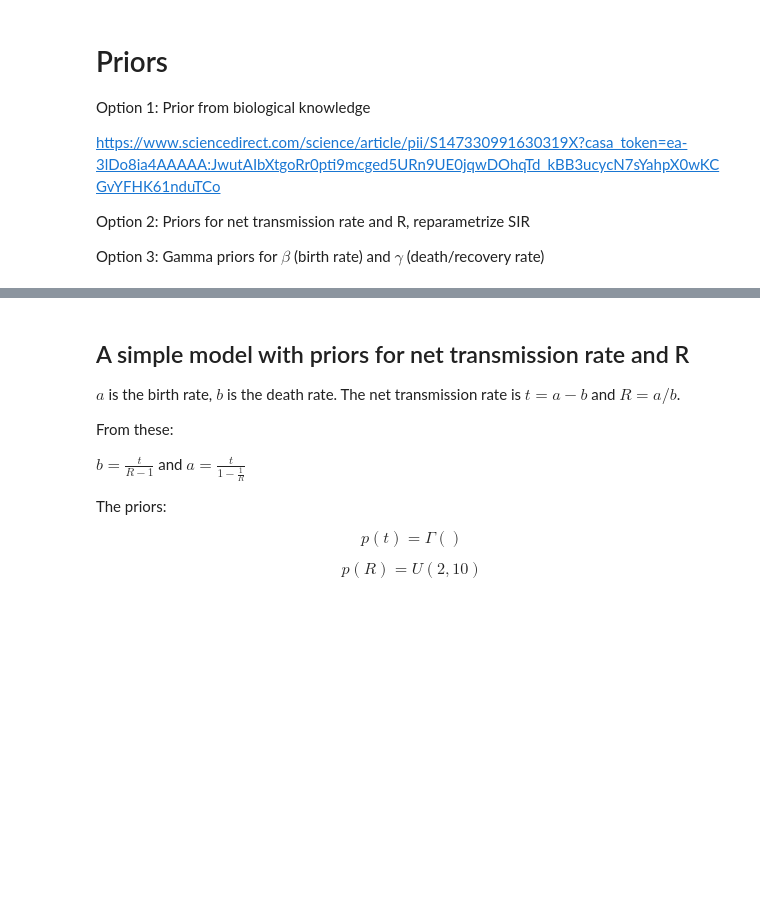
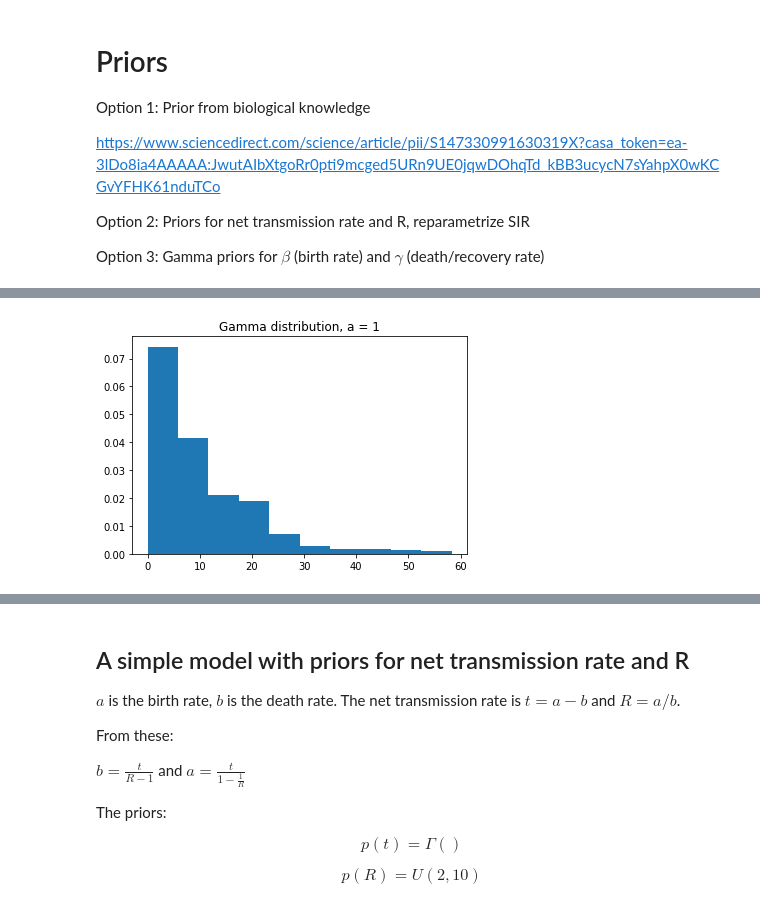
Before and after one commit to fanoja/Ecoli-R0, a Jupyter notebook: Priors.ipynb, the cells around one changed output, grey strips where cells are left out. Cells and saved outputs as stored; diff of their text form; code cells hidden in the pictures; blank space fills up the shorter version.

```diff
--- a/Priors.ipynb
+++ b/Priors.ipynb
@@ -34,3 +34,12 @@ plt.show()
+# %%
+a = 1
+r = gamma.rvs(a, loc = 0, scale = 10, size = 1000)
+
+plt.hist(r, density = True)
+plt.title(f'Gamma distribution, a = {a}')
+plt.show()
+# %% [output]
+[figure, added]
 # %%
 a = 1.98
 r = gamma.rvs(a, size = 1000)
```
Also changed, not shown: parts of 3 cells of this notebook, 2 other files.
